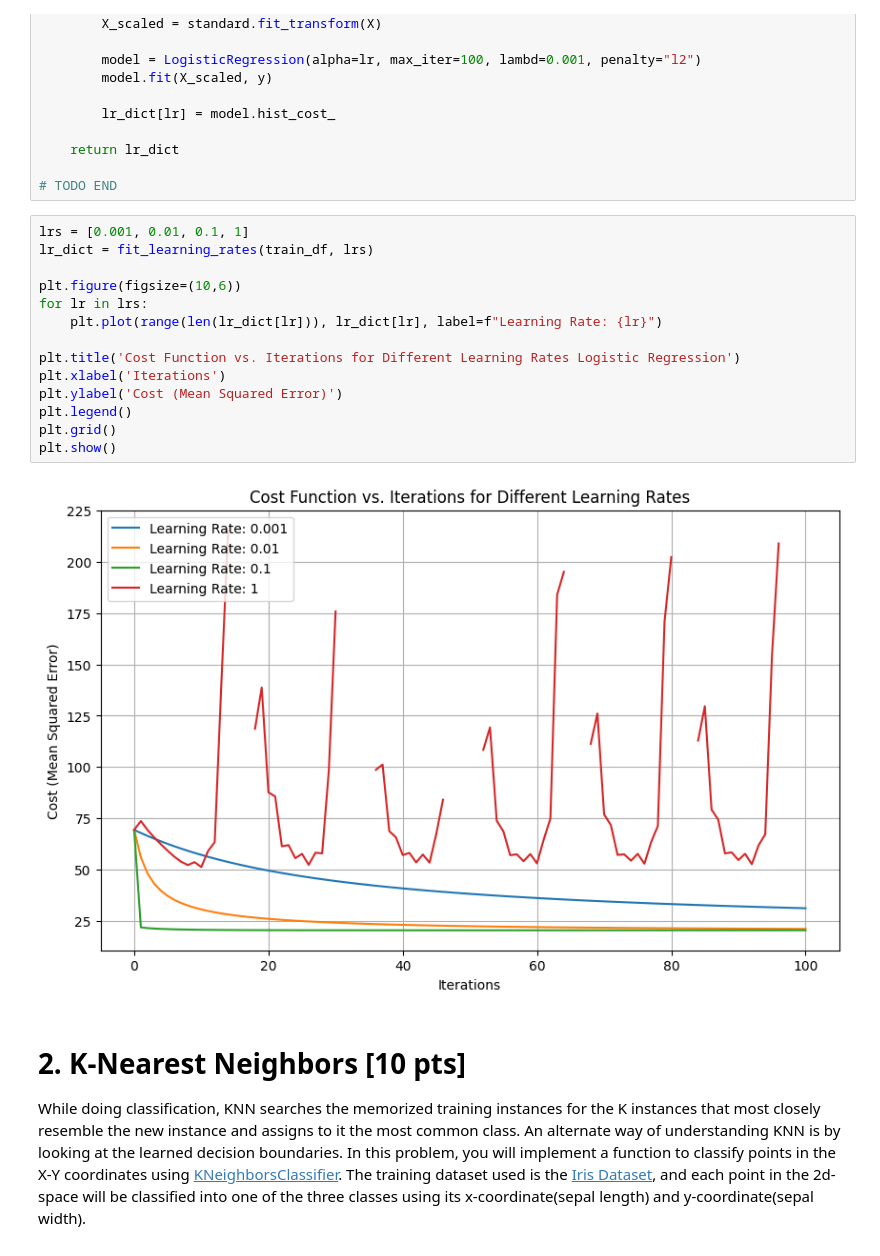
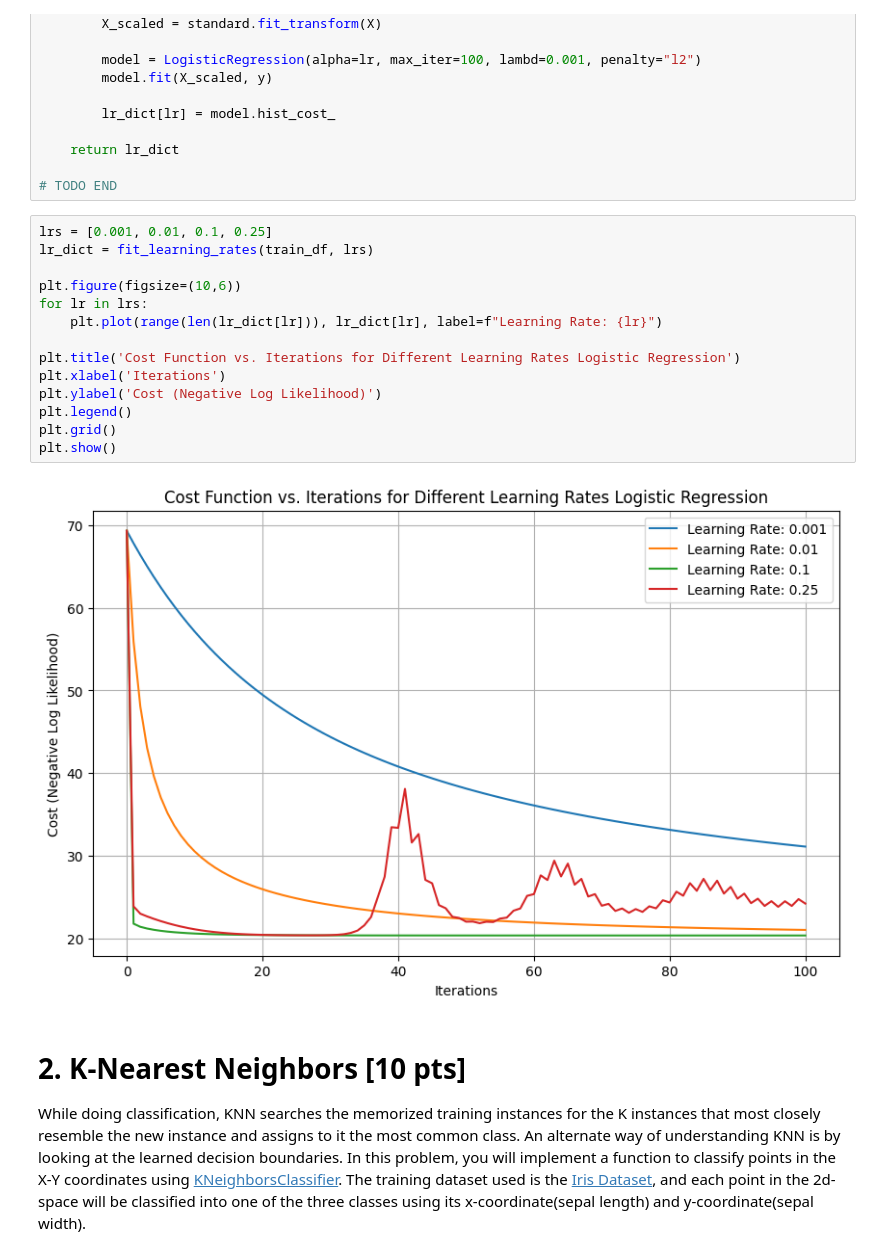
Before and after one commit to alan-w25/cis-5190, a Jupyter notebook: hw/hw2/coding/CIS_5190_Alan_Wu_HW2_Student_Version.ipynb, the cells around one changed output. Cells and saved outputs as stored; diff of their text form.

```diff
--- a/hw/hw2/coding/CIS_5190_Alan_Wu_HW2_Student_Version.ipynb
+++ b/hw/hw2/coding/CIS_5190_Alan_Wu_HW2_Student_Version.ipynb
@@ -745,21 +734,21 @@ def fit_learning_rates(data, learning_rates):
 
 # TODO END
 # %%
-lrs = [0.001, 0.01, 0.1, 1]
+lrs = [0.001, 0.01, 0.1, 0.25]
 lr_dict = fit_learning_rates(train_df, lrs)
 
 plt.figure(figsize=(10,6))
 for lr in lrs:
     plt.plot(range(len(lr_dict[lr])), lr_dict[lr], label=f"Learning Rate: {lr}")
 
 plt.title('Cost Function vs. Iterations for Different Learning Rates Logistic Regression')
 plt.xlabel('Iterations')
-plt.ylabel('Cost (Mean Squared Error)')
+plt.ylabel('Cost (Negative Log Likelihood)')
 plt.legend()
 plt.grid()
 plt.show()
 # %% [output]
-[figure, old version]
+[figure, new version]
 # %% [markdown]
 # **2. K-Nearest Neighbors [10 pts]**
 While doing classification, KNN searches the memorized training instances for the K instances that most closely resemble the new instance and assigns to it the most common class. An alternate way of understanding KNN is by looking at the learned decision boundaries. In this problem, you will implement a function to classify points in the X-Y coordinates using [KNeighborsClassifier](https://scikit-learn.org/stable/modules/generated/sklearn.neighbors.KNeighborsClassifier.html). The training dataset used is the [Iris Dataset](https://archive.ics.uci.edu/ml/datasets/iris), and each point in the 2d-space will be classified into one of the three classes using its x-coordinate(sepal length) and y-coordinate(sepal width).
```
Also changed, not shown: parts of 35 cells of this notebook, 1 other file.
